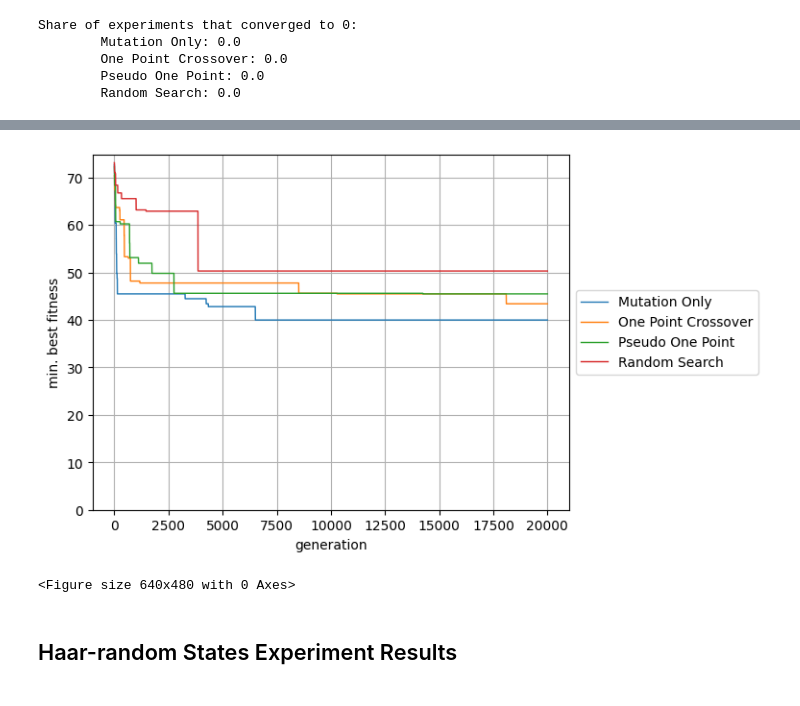
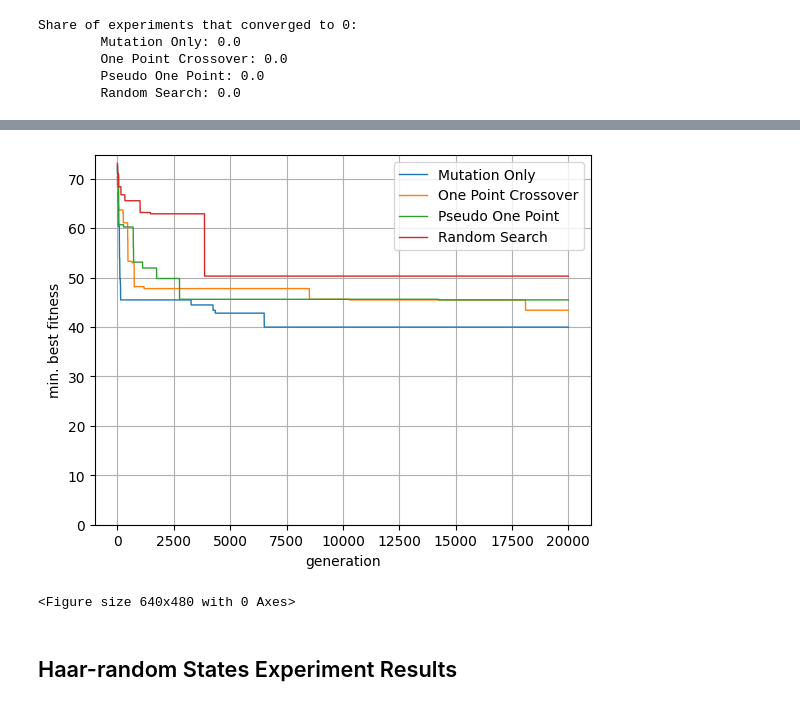
Before and after one commit to westoun/crossover-evaluation, a Jupyter notebook: evaluation.ipynb, the cells around one changed output, grey strips where cells are left out. Saved outputs shown, nothing was run; the diff lists cells and outputs as text; code cells hidden in the pictures.

Commit message:
Change placement of legend

```diff
--- a/evaluation.ipynb
+++ b/evaluation.ipynb
@@ -279,7 +279,7 @@ def plot_fitness_per_generation(experiments: List[Experiment], measure: str, tar
         ax.set_ylabel("avg. mean fitness")
 
     plt.grid()
-    plt.legend(loc='center left', bbox_to_anchor=(1, 0.5))
+    plt.legend()
 
     plt.savefig(target_path, bbox_inches='tight')
     plt.show()
@@ -479,29 +479,29 @@ Avg. mean fitness scores:
 # %%
 ax = plt.subplot()
 
 for experiment in qft_experiments:
     experiment.fitness_scores_per_seed.sort(
         key=lambda df: df.iloc[-1]["best_fitness"])
 
     df = experiment.fitness_scores_per_seed[0]
     ax.plot(df["generation"], df["best_fitness"],
             label=experiment.label, linewidth=1)
 
 
 ax.set_ylim(0)
 
 ax.set_xlabel("generation")
 
 ax.set_ylabel("min. best fitness")
 
 plt.grid()
-plt.legend(loc='center left', bbox_to_anchor=(1, 0.5))
+plt.legend()
 
 # plt.savefig(target_path, bbox_inches='tight')
 plt.show()
 plt.clf()
 # %% [output]
-[figure, old version]
+[figure, new version]
 <Figure size 640x480 with 0 Axes>
 # %% [markdown]
 ## Haar-random States Experiment Results
```
Also changed, not shown: parts of 5 cells of this notebook.
